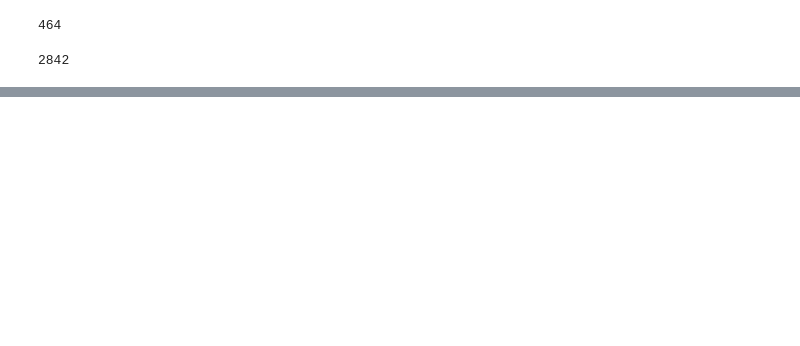
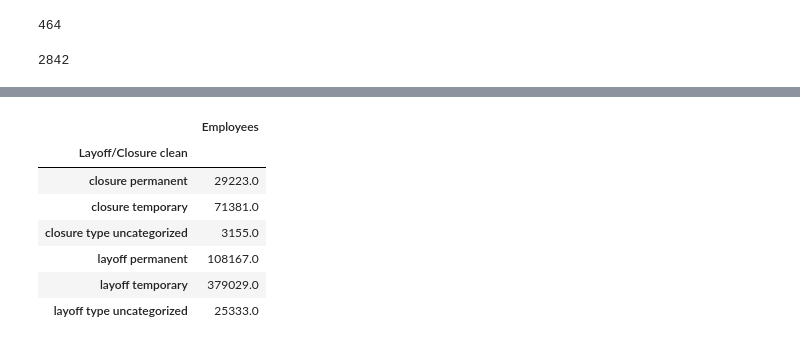
Before and after one commit to biglocalnews/WARN_Cali_analysis, a Jupyter notebook: notebooks/warn_analysis-Copy1.ipynb, the cells around one changed output, grey strips where cells are left out. Drawn from its saved outputs; the diff is of its cells as text; code cells hidden in the pictures; blank space fills up the shorter version.

```diff
--- a/notebooks/warn_analysis-Copy1.ipynb
+++ b/notebooks/warn_analysis-Copy1.ipynb
@@ -44,0 +60,13 @@ cali_2020_info['Company Affiliation'].nunique()
+# %%
+figures_2020 = cali_2020_info.groupby(['Layoff/Closure clean']).sum()
+figures_2020.reset_index()
+figures_2020.drop(columns=['Year','Population'])
+# %% [output]
+|  | Employees |
+| Layoff/Closure clean |  |
+| closure permanent | 29223.0 |
+| closure temporary | 71381.0 |
+| closure type uncategorized | 3155.0 |
+| layoff permanent | 108167.0 |
+| layoff temporary | 379029.0 |
+| layoff type uncategorized | 25333.0 |
```
Also changed, not shown: parts of 10 cells of this notebook, 3 other files.
